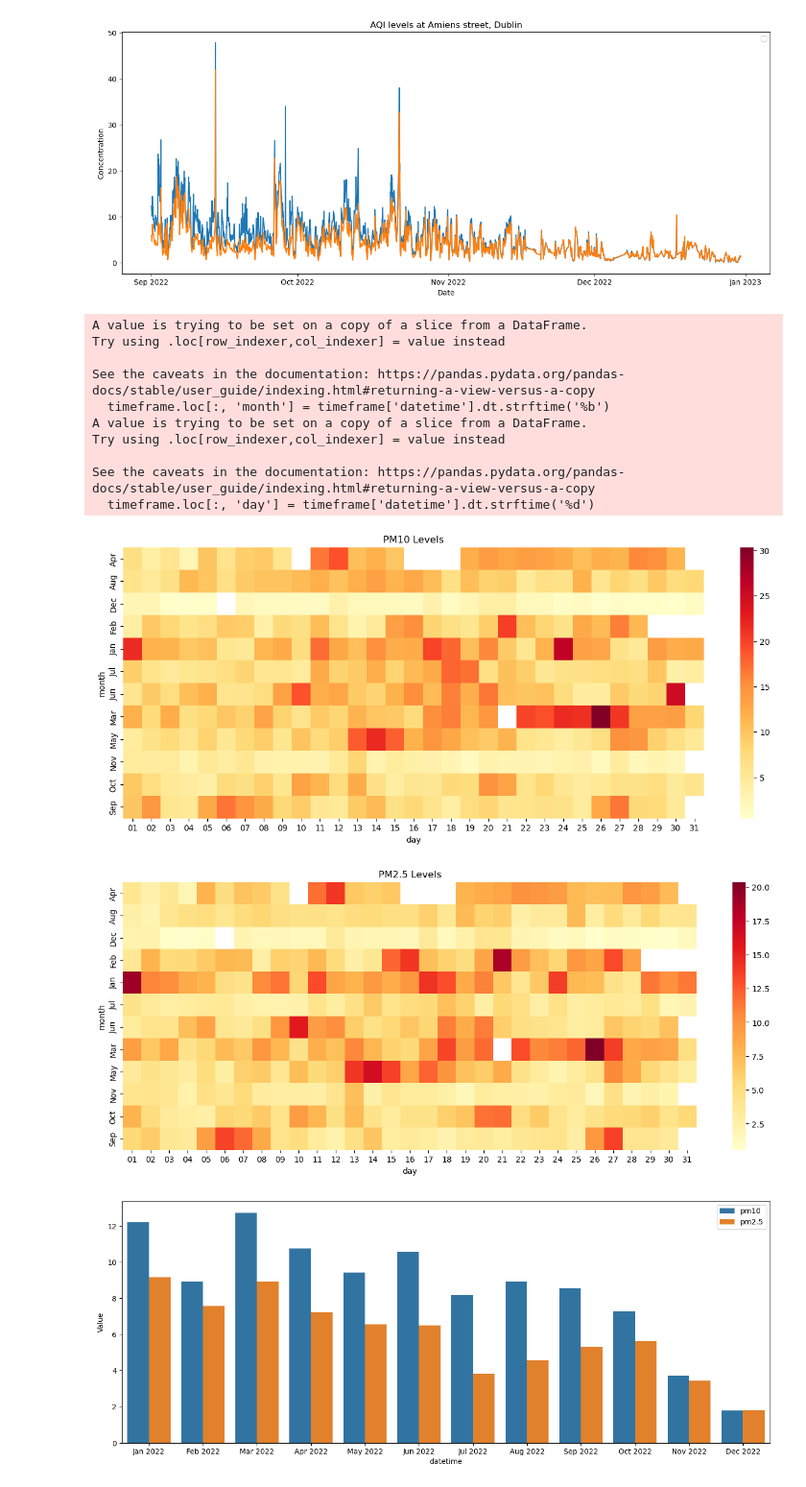
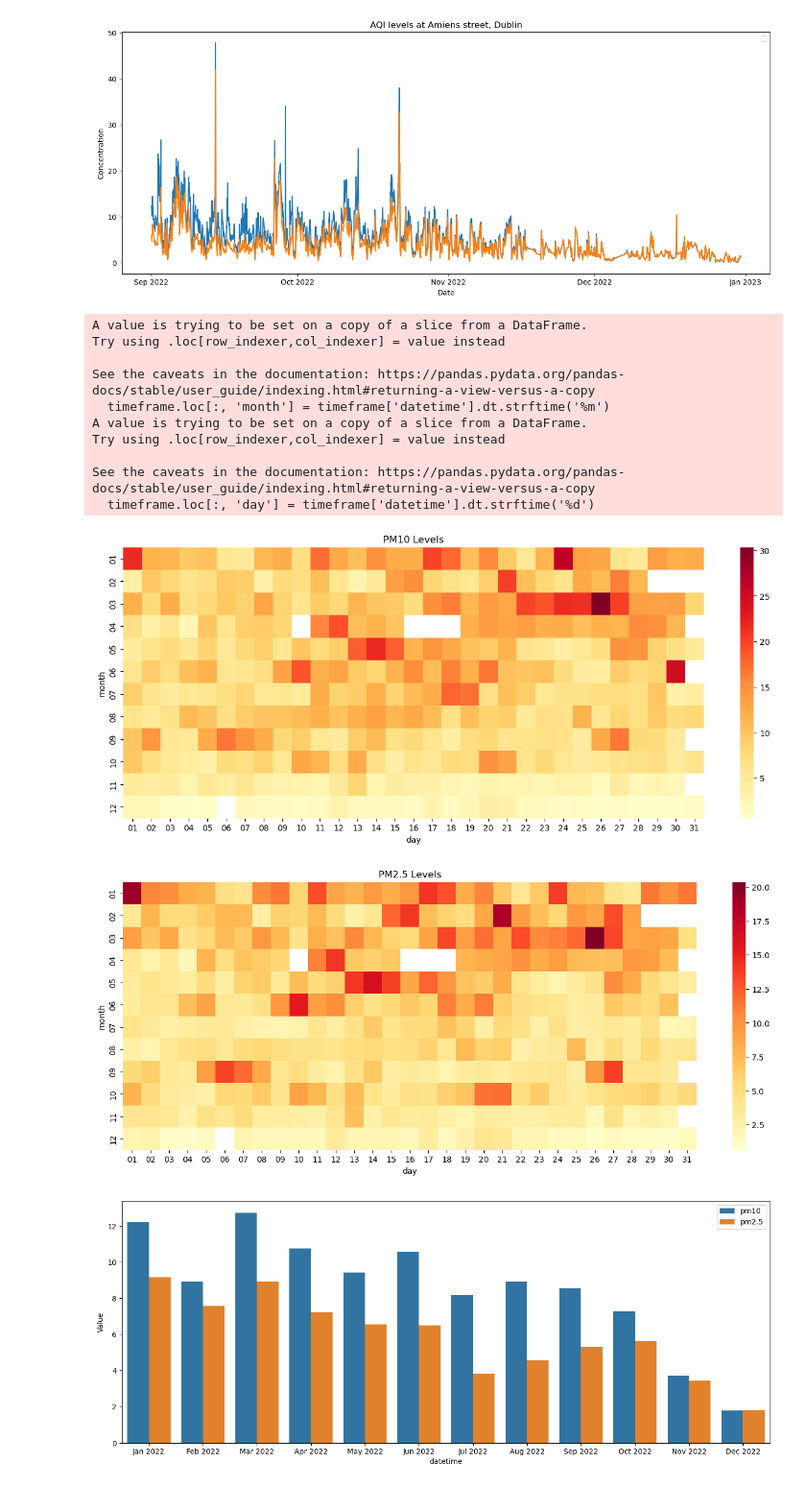
Before and after one commit to AdityaPimpalkar/AQI_federated_learning, a Jupyter notebook: data_exploration.ipynb, the cells around one changed output. Shown: that part at 96% size. Drawn from its saved outputs; the diff is of its cells as text; code cells hidden in the pictures.

```diff
--- a/data_exploration.ipynb
+++ b/data_exploration.ipynb
@@ -50,15 +51,19 @@ pm10        79
 pm2.5       78
 dtype: int64
 # %%
-def fillMissingValues(data, column):
-    df = data.set_index('datetime')
+def fillMissingValues(row, col_name):
+    datetime = row['datetime']
+    row_val = row[col_name]
+    if math.isnan(row_val):
+        df = aqi_2022.set_index('datetime')
+        df = df.resample('M').mean().reset_index()
+        df['month'] = df['datetime'].dt.strftime("%m")
+        datarrow = df[df['month'] == datetime.strftime("%m")]
 
-    df = df.resample('M').mean().reset_index()
-    df['month'] = df['datetime'].dt.strftime("%m")
+        [value] = datarrow[col_name].values
+        row_val = value
 
-    for index, row in data.iterrows():
-        if row[column]:
-            print(df[df['month'] == row['datetime'].strftime("%m")])
+    return row_val
 
-
-fillMissingValues(aqi_2022, 'pm10')
+aqi_2022['pm10'] = aqi_2022.apply(lambda x: fillMissingValues(x, 'pm10'), axis = 1)
+aqi_2022['pm2.5'] = aqi_2022.apply(lambda x: fillMissingValues(x, 'pm2.5'), axis = 1)
@@ -188,43 +191,43 @@ def plotheatmap(dataset, fromtime, to, title):
     timeframe = dataset[(dataset['datetime'] >= fromtime)
                          & (dataset['datetime'] <= to)]
 
-    timeframe.loc[:, 'month'] = timeframe['datetime'].dt.strftime('%b')
+    timeframe.loc[:, 'month'] = timeframe['datetime'].dt.strftime('%m')
     timeframe.loc[:, 'day'] = timeframe['datetime'].dt.strftime('%d')
 
     timeframe_pm10 = timeframe.pivot_table(index = 'month',values='pm10', columns='day')
     #g = sns.FacetGrid(timeframe, col="month", col_wrap=2)
 
     #g.map_dataframe(lambda data, color: sns.heatmap(data=timeframe, cmap='YlOrRd'))
     plt.figure(figsize=(16, 6))
     sns.heatmap(data=timeframe_pm10, cmap='YlOrRd')
 
     plt.title("PM10 Levels")
     plt.show()
 
     timeframe_pm25 = timeframe.pivot_table(index = 'month',values='pm2.5', columns='day')
     #g = sns.FacetGrid(timeframe, col="month", col_wrap=2)
 
     #g.map_dataframe(lambda data, color: sns.heatmap(data=timeframe, cmap='YlOrRd'))
     plt.figure(figsize=(16, 6))
     sns.heatmap(data=timeframe_pm25, cmap='YlOrRd')
 
     plt.title("PM2.5 Levels")
     plt.show()
 
 plotheatmap(aqi_2022,'2022-01-01', '2022-12-31', 'AQI levels at Amiens street, Dublin')
 # %% [output]
 A value is trying to be set on a copy of a slice from a DataFrame.
 Try using .loc[row_indexer,col_indexer] = value instead
 
 See the caveats in the documentation: https://pandas.pydata.org/pandas-docs/stable/user_guide/indexing.html#returning-a-view-versus-a-copy
-  timeframe.loc[:, 'month'] = timeframe['datetime'].dt.strftime('%b')
+  timeframe.loc[:, 'month'] = timeframe['datetime'].dt.strftime('%m')
 A value is trying to be set on a copy of a slice from a DataFrame.
 Try using .loc[row_indexer,col_indexer] = value instead
 
 See the caveats in the documentation: https://pandas.pydata.org/pandas-docs/stable/user_guide/indexing.html#returning-a-view-versus-a-copy
   timeframe.loc[:, 'day'] = timeframe['datetime'].dt.strftime('%d')
-[figure, old version]
+[figure, new version]
-[figure, old version]
+[figure, new version]
 # %%
 def plotbars(dataset, fromtime, to, title):
     timeframe = dataset[(dataset['datetime'] >= fromtime)
```
Also changed, not shown: parts of 3 cells of this notebook.
